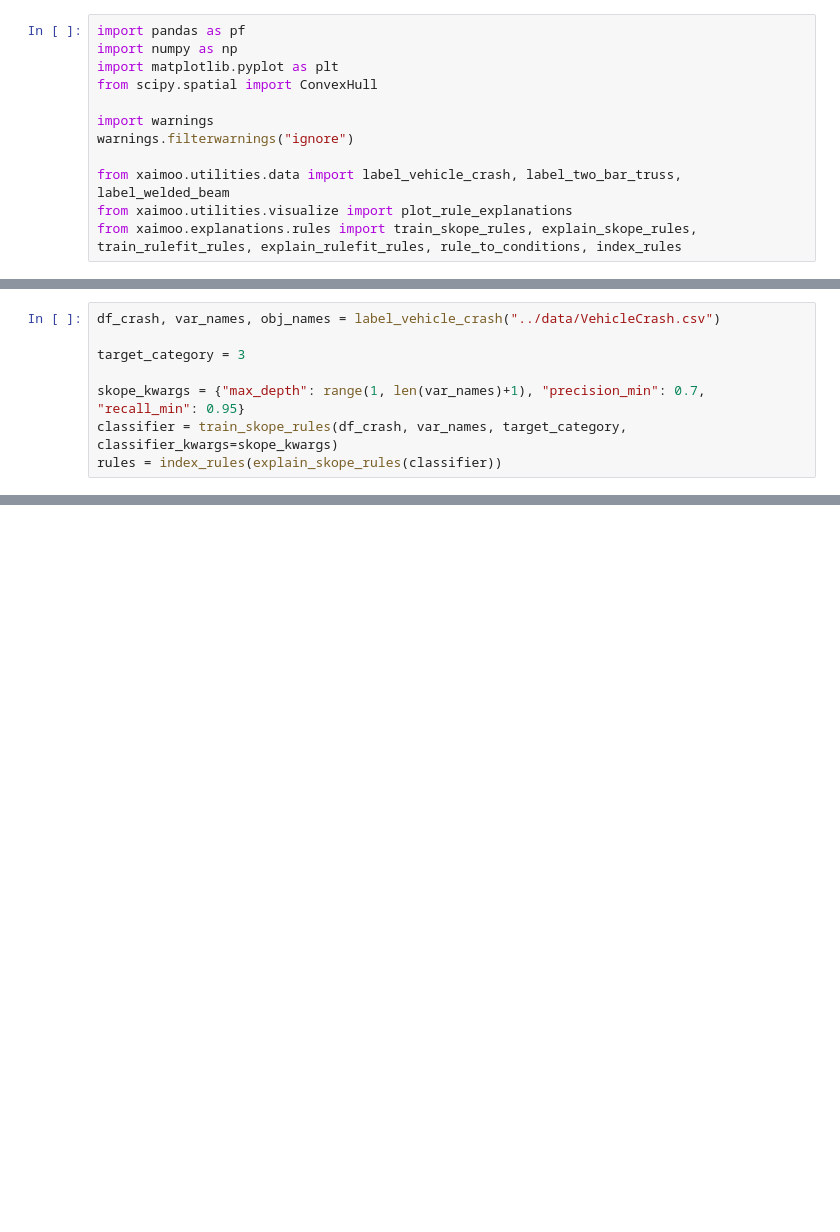
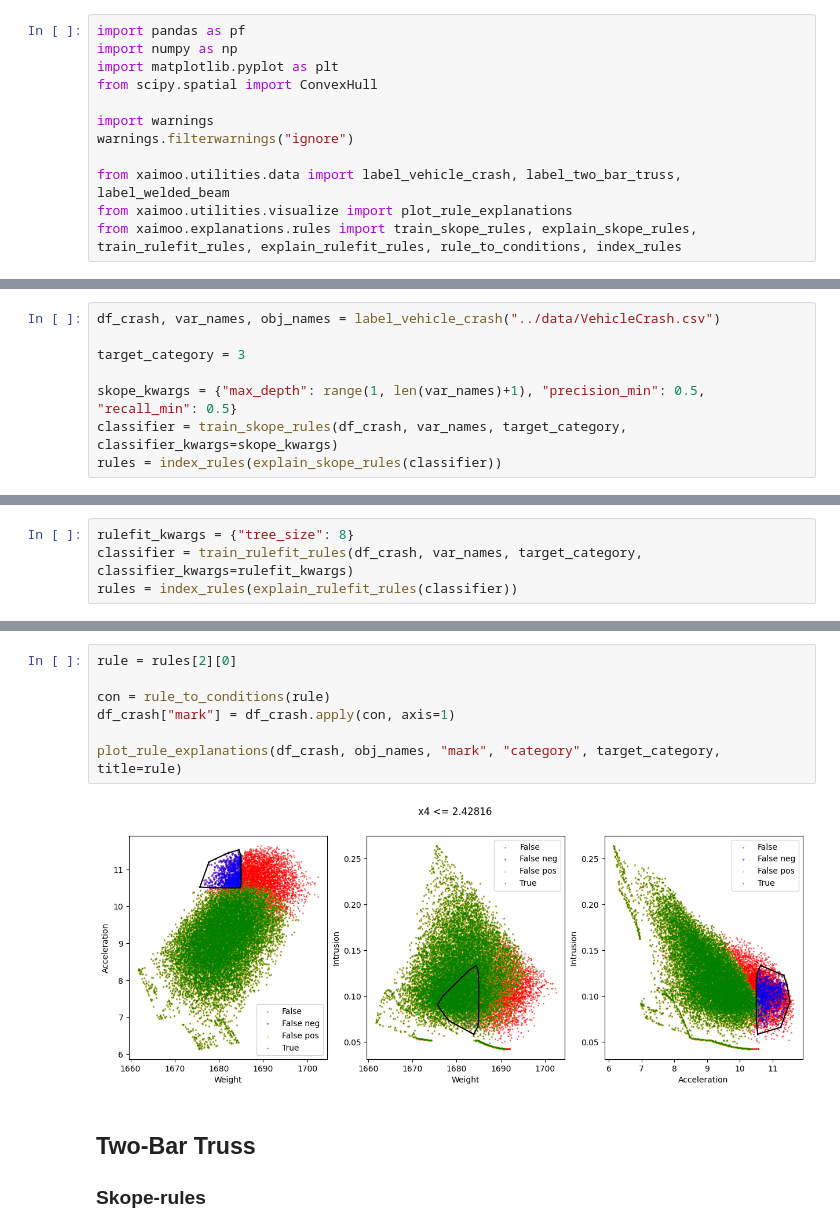
Before and after one commit to gialmisi/xaimoo-experiments, a Jupyter notebook: notebooks/Rule_showcase.ipynb, the cells around one changed output, grey strips where cells are left out. Cells and saved outputs as stored; diff of their text form; blank space fills up the shorter version.

Commit message:
Showcase ready for rulefit and skope rules.

```diff
--- a/notebooks/Rule_showcase.ipynb
+++ b/notebooks/Rule_showcase.ipynb
@@ -17,7 +18,7 @@ df_crash, var_names, obj_names = label_vehicle_crash("../data/VehicleCrash.csv")
 
 target_category = 3
 
-skope_kwargs = {"max_depth": range(1, len(var_names)+1), "precision_min": 0.7, "recall_min": 0.95}
+skope_kwargs = {"max_depth": range(1, len(var_names)+1), "precision_min": 0.5, "recall_min": 0.5}
 classifier = train_skope_rules(df_crash, var_names, target_category, classifier_kwargs=skope_kwargs)
 rules = index_rules(explain_skope_rules(classifier))
 # %% [output]
@@ -37,0 +41,4 @@ plot_rule_explanations(df_crash, obj_names, "skope_mark", "category", target_cat
+# %%
+rulefit_kwargs = {"tree_size": 8}
+classifier = train_rulefit_rules(df_crash, var_names, target_category, classifier_kwargs=rulefit_kwargs)
+rules = index_rules(explain_rulefit_rules(classifier))
@@ -37,0 +63,12 @@ plot_rule_explanations(df_crash, obj_names, "skope_mark", "category", target_cat
+# %%
+rule = rules[2][0]
+
+con = rule_to_conditions(rule)
+df_crash["mark"] = df_crash.apply(con, axis=1)
+
+plot_rule_explanations(df_crash, obj_names, "mark", "category", target_category, title=rule)
+# %% [output]
+[figure, added]
+# %% [markdown]
+## Two-Bar Truss
+### Skope-rules
```
Also changed, not shown: parts of 18 cells of this notebook, 3 other files.
